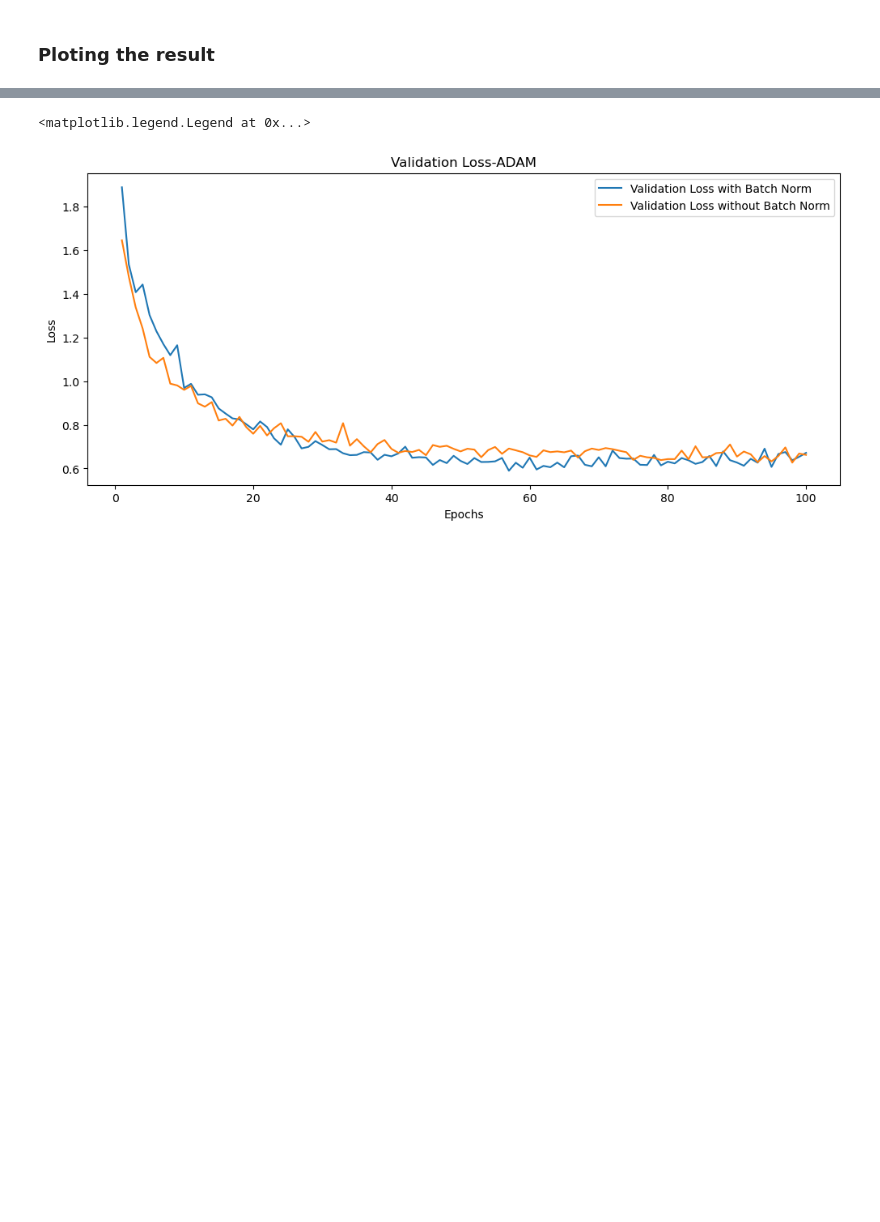
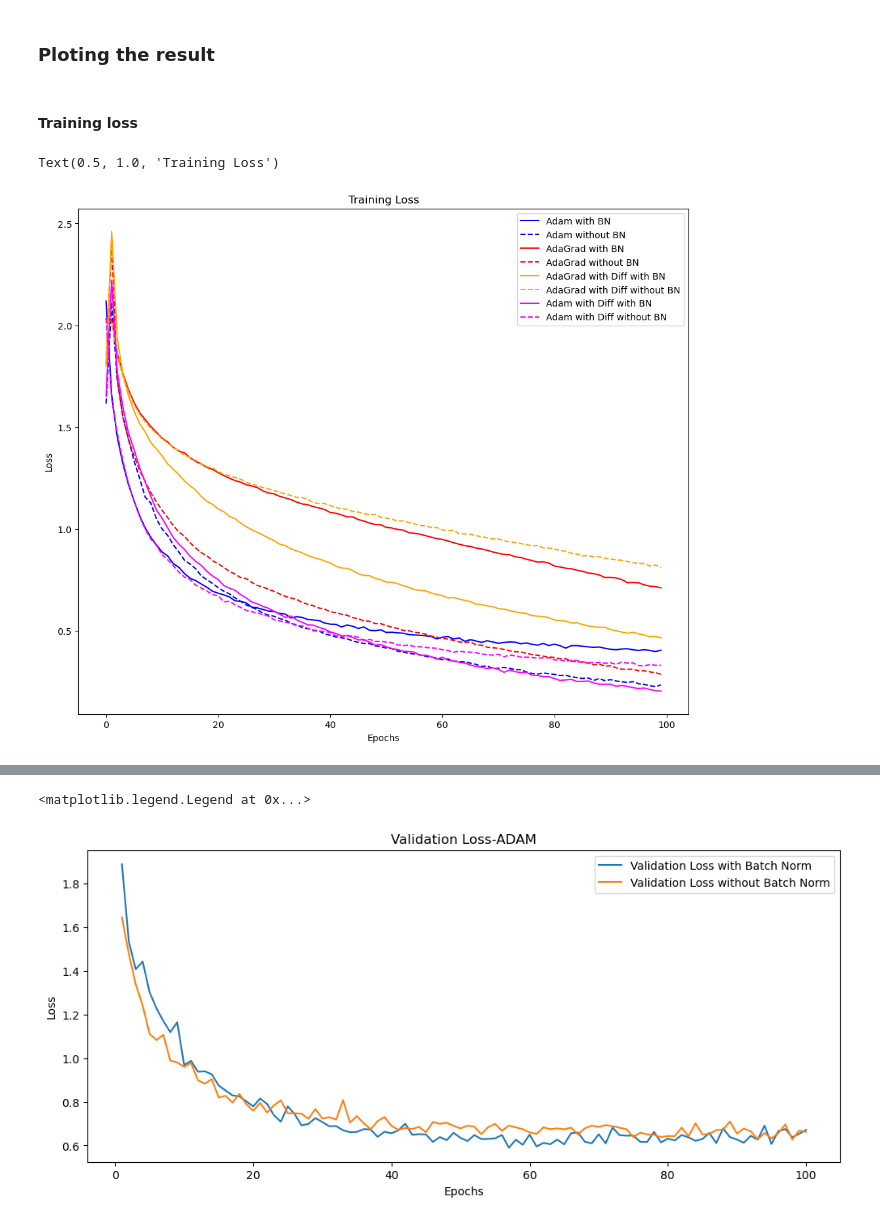
Before and after one commit to akansh12/OML-2024-AdaGrad-with-grad-difference, a Jupyter notebook: notebooks/CIFAR10-training.ipynb, the cells around one changed output, grey strips where cells are left out. Saved outputs shown, nothing was run; the diff lists cells and outputs as text; code cells hidden in the pictures; blank space fills up the shorter version.

```diff
--- a/notebooks/CIFAR10-training.ipynb
+++ b/notebooks/CIFAR10-training.ipynb
@@ -227,2 +198,46 @@ Validation Loss: 2.0783, Validation Accuracy: 18.59%
 # %% [markdown]
 ### Ploting the result
+# %%
+COLOR_adadiff = 'orange'
+COLOR_adam = 'blue'
+COLOR_ada = 'red'
+COLOR_adamdiff = 'magenta'
+# %% [markdown]
+#### Training loss
+# %%
+train_loss_adam_w_bn = np.load("./results/resnet34_with_ADAM_custom_with_batch_norm_train_losses.npy")
+train_loss_adam_wo_bn = np.load("./results/resnet34_with_ADAM_custom_without_batch_norm_train_losses.npy")
+train_loss_ada_w_bn = np.load("./results/resnet34_with_AdaGrad_custom_with_batch_norm_train_losses.npy")
+train_loss_ada_wo_bn = np.load("./results/resnet34_with_AdaGrad_custom_without_batch_norm_train_losses.npy")
+
+train_loss_adagrad_w_diff_w_bn = np.load("./results/resnet34_with_AdaGradWithDiff_with_batch_norm_train_losses.npy")
+train_loss_adagrad_w_diff_wo_bn = np.load("./results/resnet34_with_AdaGradWithDiff_without_batch_norm_train_losses.npy")
+train_loss_adam_w_diff_w_bn = np.load("./results/resnet34_with_ADAMwithdiff_with_batch_norm_train_losses.npy")
+train_loss_adam_w_diff_wo_bn = np.load("./results/resnet34_with_ADAMwithdiff_without_batch_norm_train_losses.npy")
+# %%
+#small hack for big values
+train_loss_ada_w_bn[0] = train_loss_ada_w_bn[1]
+train_loss_adagrad_w_diff_wo_bn[0] = train_loss_adagrad_w_diff_wo_bn[1]
+# %%
+plt.figure(figsize=(12, 10))
+
+plt.plot(train_loss_adam_w_bn, label='Adam with BN', color=COLOR_adam)
+plt.plot(train_loss_adam_wo_bn, label='Adam without BN', color=COLOR_adam, linestyle='dashed')
+
+plt.plot(train_loss_ada_w_bn, label='AdaGrad with BN', color=COLOR_ada)
+plt.plot(train_loss_ada_wo_bn, label='AdaGrad without BN', color=COLOR_ada, linestyle='dashed')
+
+
+plt.plot(train_loss_adagrad_w_diff_w_bn, label='AdaGrad with Diff with BN', color=COLOR_adadiff)
+plt.plot(train_loss_adagrad_w_diff_wo_bn, label='AdaGrad with Diff without BN', color=COLOR_adadiff, linestyle='dashed')
+
+plt.plot(train_loss_adam_w_diff_w_bn, label='Adam with Diff with BN', color=COLOR_adamdiff)
+plt.plot(train_loss_adam_w_diff_wo_bn, label='Adam with Diff without BN', color=COLOR_adamdiff, linestyle='dashed')
+
+plt.xlabel('Epochs')
+plt.ylabel('Loss')
+plt.legend()
+plt.title('Training Loss')
+# %% [output]
+Text(0.5, 1.0, 'Training Loss')
+[figure, added]
```
Also changed, not shown: parts of 4 cells of this notebook, 1 other file.
